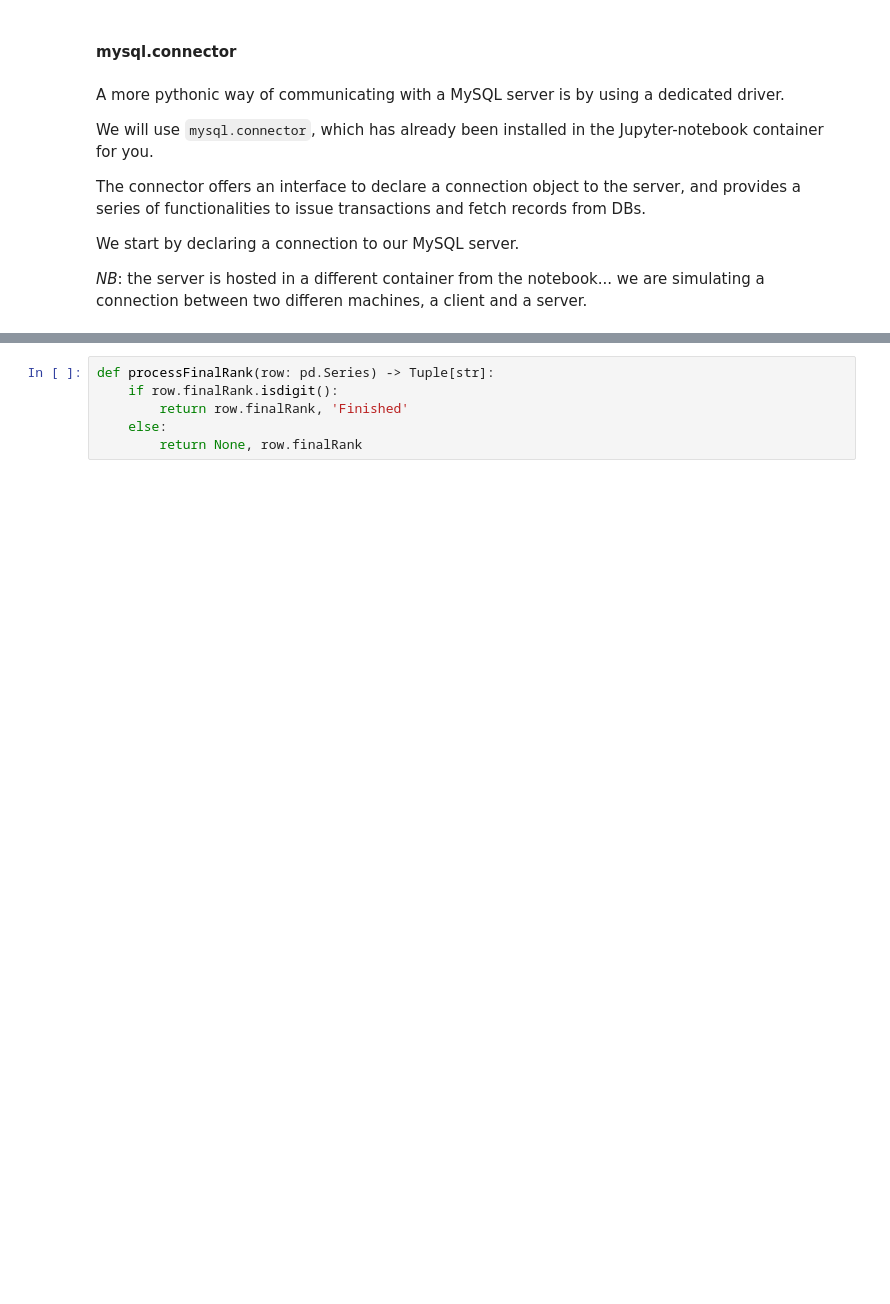
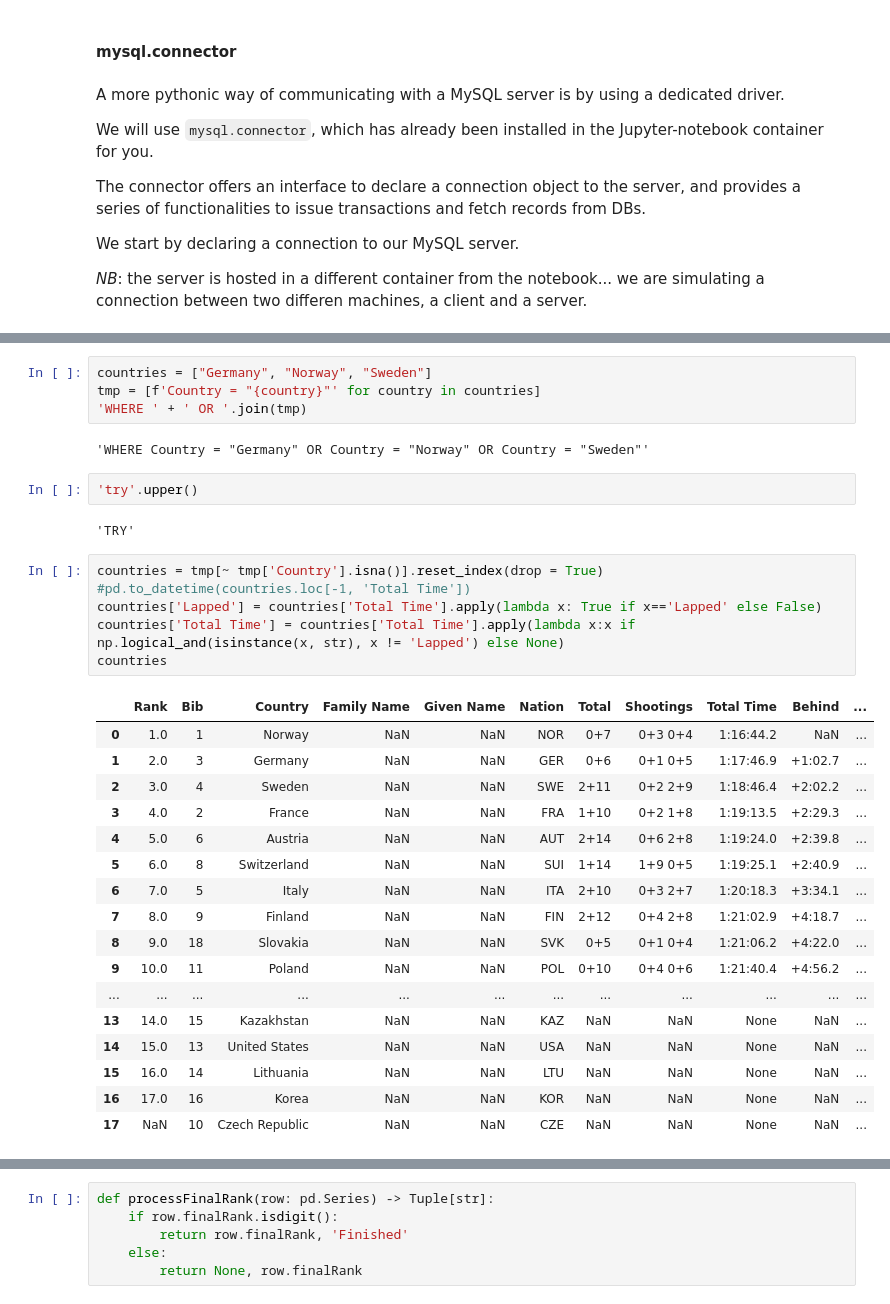
Before and after one commit to tommasoamico/BiathlonAzzurro, a Jupyter notebook: scrapingBot/MySQL_solutions.ipynb, the cells around one changed output, grey strips where cells are left out. Saved outputs shown, nothing was run; the diff lists cells and outputs as text; blank space fills up the shorter version.

```diff
--- a/scrapingBot/MySQL_solutions.ipynb
+++ b/scrapingBot/MySQL_solutions.ipynb
@@ -86,0 +149,34 @@ from realBiathlon.mySql import mySqlObject
+# %%
+countries = ["Germany", "Norway", "Sweden"]
+tmp = [f'Country = "{country}"' for country in countries]
+'WHERE ' + ' OR '.join(tmp)
+# %% [output]
+'WHERE Country = "Germany" OR Country = "Norway" OR Country = "Sweden"'
+# %%
+'try'.upper()
+# %% [output]
+'TRY'
+# %%
+countries = tmp[~ tmp['Country'].isna()].reset_index(drop = True)
+#pd.to_datetime(countries.loc[-1, 'Total Time'])
+countries['Lapped'] = countries['Total Time'].apply(lambda x: True if x=='Lapped' else False)
+countries['Total Time'] = countries['Total Time'].apply(lambda x:x if np.logical_and(isinstance(x, str), x != 'Lapped') else None)
+countries
+# %% [output]
+|  | Rank | Bib | Country | Family Name | Given Name | Nation | Total | Shootings | Total Time | Behind | ... |
+| 0 | 1.0 | 1 | Norway | NaN | NaN | NOR | 0+7 | 0+3 0+4 | 1:16:44.2 | NaN | ... |
+| 1 | 2.0 | 3 | Germany | NaN | NaN | GER | 0+6 | 0+1 0+5 | 1:17:46.9 | +1:02.7 | ... |
+| 2 | 3.0 | 4 | Sweden | NaN | NaN | SWE | 2+11 | 0+2 2+9 | 1:18:46.4 | +2:02.2 | ... |
+| 3 | 4.0 | 2 | France | NaN | NaN | FRA | 1+10 | 0+2 1+8 | 1:19:13.5 | +2:29.3 | ... |
+| 4 | 5.0 | 6 | Austria | NaN | NaN | AUT | 2+14 | 0+6 2+8 | 1:19:24.0 | +2:39.8 | ... |
+| 5 | 6.0 | 8 | Switzerland | NaN | NaN | SUI | 1+14 | 1+9 0+5 | 1:19:25.1 | +2:40.9 | ... |
+| 6 | 7.0 | 5 | Italy | NaN | NaN | ITA | 2+10 | 0+3 2+7 | 1:20:18.3 | +3:34.1 | ... |
+| 7 | 8.0 | 9 | Finland | NaN | NaN | FIN | 2+12 | 0+4 2+8 | 1:21:02.9 | +4:18.7 | ... |
+| 8 | 9.0 | 18 | Slovakia | NaN | NaN | SVK | 0+5 | 0+1 0+4 | 1:21:06.2 | +4:22.0 | ... |
+| 9 | 10.0 | 11 | Poland | NaN | NaN | POL | 0+10 | 0+4 0+6 | 1:21:40.4 | +4:56.2 | ... |
+| ... | ... | ... | ... | ... | ... | ... | ... | ... | ... | ... | ... |
+| 13 | 14.0 | 15 | Kazakhstan | NaN | NaN | KAZ | NaN | NaN | None | NaN | ... |
+| 14 | 15.0 | 13 | United States | NaN | NaN | USA | NaN | NaN | None | NaN | ... |
+| 15 | 16.0 | 14 | Lithuania | NaN | NaN | LTU | NaN | NaN | None | NaN | ... |
+| 16 | 17.0 | 16 | Korea | NaN | NaN | KOR | NaN | NaN | None | NaN | ... |
+| 17 | NaN | 10 | Czech Republic | NaN | NaN | CZE | NaN | NaN | None | NaN | ... |
```
Also changed, not shown: parts of 16 cells of this notebook, 16 other files.
